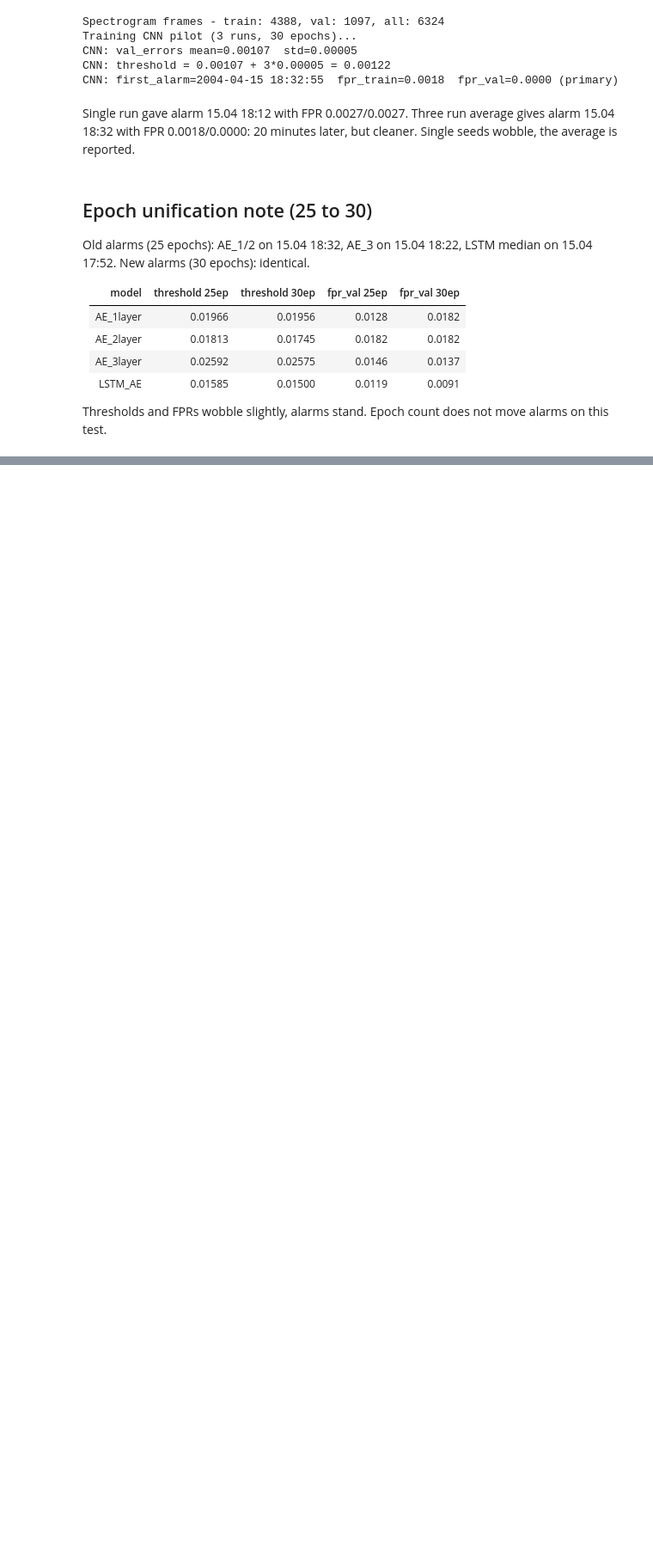
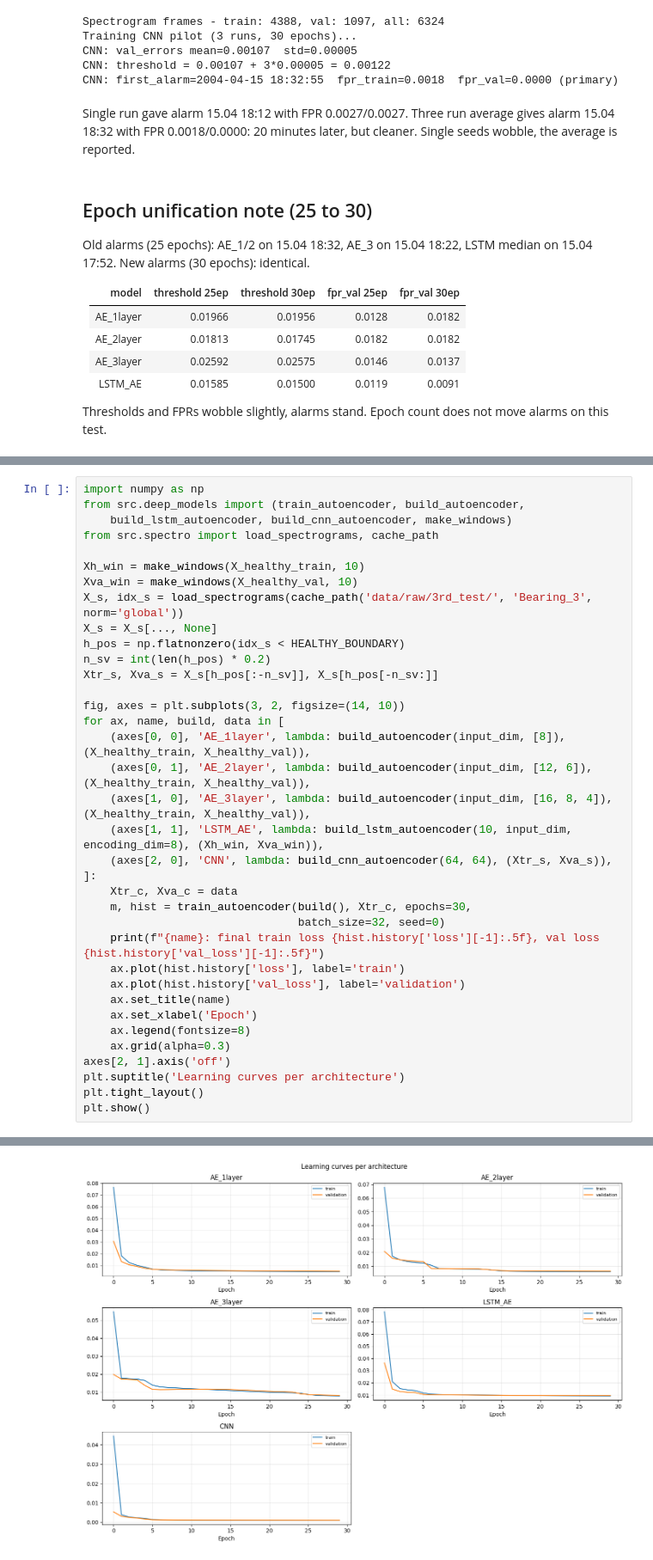
Before and after one commit to maidabiber/anomaly-detection-thesis, a Jupyter notebook: notebooks/analyze_3rd_test.ipynb, the cells around one changed output, grey strips where cells are left out. Shown at 86% size. Saved outputs shown, nothing was run; the diff lists cells and outputs as text; blank space fills up the shorter version.

Commit message:
Update notebooks: epoch unification, deep model sections and stability handling

```diff
--- a/notebooks/analyze_3rd_test.ipynb
+++ b/notebooks/analyze_3rd_test.ipynb
@@ -684,0 +691,37 @@ move alarms on this test.
+# %%
+import numpy as np
+from src.deep_models import (train_autoencoder, build_autoencoder,
+    build_lstm_autoencoder, build_cnn_autoencoder, make_windows)
+from src.spectro import load_spectrograms, cache_path
+
+Xh_win = make_windows(X_healthy_train, 10)
+Xva_win = make_windows(X_healthy_val, 10)
+X_s, idx_s = load_spectrograms(cache_path('data/raw/3rd_test/', 'Bearing_3', norm='global'))
+X_s = X_s[..., None]
+h_pos = np.flatnonzero(idx_s < HEALTHY_BOUNDARY)
+n_sv = int(len(h_pos) * 0.2)
+Xtr_s, Xva_s = X_s[h_pos[:-n_sv]], X_s[h_pos[-n_sv:]]
+
+fig, axes = plt.subplots(3, 2, figsize=(14, 10))
+for ax, name, build, data in [
+    (axes[0, 0], 'AE_1layer', lambda: build_autoencoder(input_dim, [8]), (X_healthy_train, X_healthy_val)),
+    (axes[0, 1], 'AE_2layer', lambda: build_autoencoder(input_dim, [12, 6]), (X_healthy_train, X_healthy_val)),
+    (axes[1, 0], 'AE_3layer', lambda: build_autoencoder(input_dim, [16, 8, 4]), (X_healthy_train, X_healthy_val)),
+    (axes[1, 1], 'LSTM_AE', lambda: build_lstm_autoencoder(10, input_dim, encoding_dim=8), (Xh_win, Xva_win)),
+    (axes[2, 0], 'CNN', lambda: build_cnn_autoencoder(64, 64), (Xtr_s, Xva_s)),
+]:
+    Xtr_c, Xva_c = data
+    m, hist = train_autoencoder(build(), Xtr_c, epochs=30,
+                                batch_size=32, seed=0)
+    print(f"{name}: final train loss {hist.history['loss'][-1]:.5f}, val loss {hist.history['val_loss'][-1]:.5f}")
+    ax.plot(hist.history['loss'], label='train')
+    ax.plot(hist.history['val_loss'], label='validation')
+    ax.set_title(name)
+    ax.set_xlabel('Epoch')
+    ax.legend(fontsize=8)
+    ax.grid(alpha=0.3)
+axes[2, 1].axis('off')
+plt.suptitle('Learning curves per architecture')
+plt.tight_layout()
+plt.show()
+# %% [output]
@@ -684,0 +733 @@ move alarms on this test.
+[figure, added]
```
Also changed, not shown: parts of 3 cells of this notebook, 1 other file.
